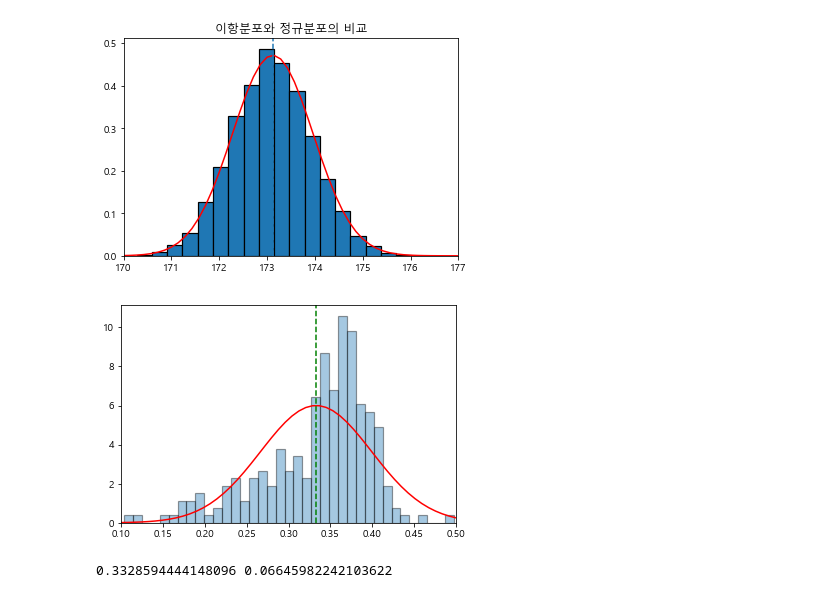
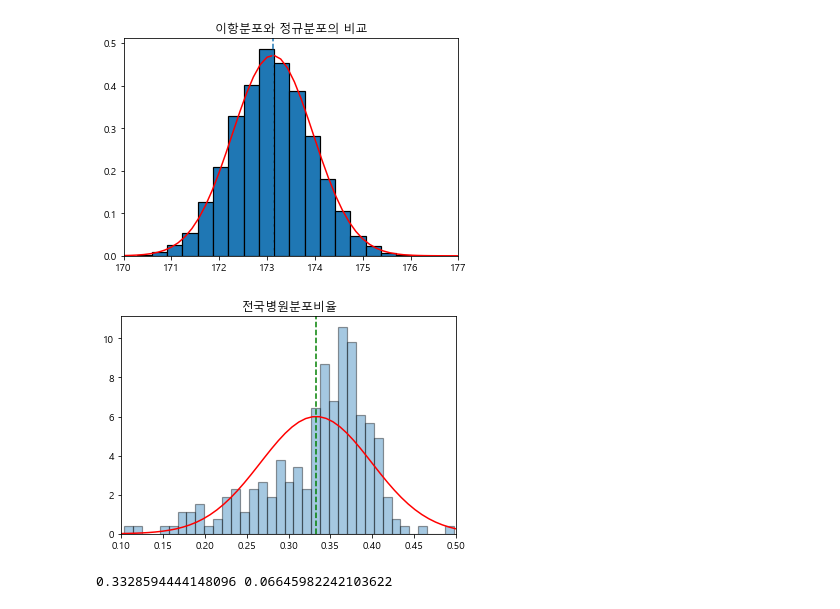
Before and after one commit to ShinUkhang/paiwha18, a Jupyter notebook: 혁신학교발표자료.ipynb, the cells around one changed output. Cells and saved outputs as stored; diff of their text form; code cells hidden in the pictures.

```diff
--- a/혁신학교발표자료.ipynb
+++ b/혁신학교발표자료.ipynb
@@ -132,28 +133,29 @@ plt.show()
 # %%
 import matplotlib.pyplot as plt
 import csv
 import numpy as np
 plt.rc('font',family='Malgun Gothic')
 
 f=open('의료기관분포.csv')
 data=csv.reader(f)
 result=[]
 
 for row in data:
     if '지역별(1)' not in row:
         result.append(float(row[3])/float(row[2]))
 mu=np.mean(result)
 sigma=np.std(result)
 
 plt.hist(result, bins=40, density=True, edgecolor='k', linewidth=1.2, alpha=0.4)
 
 x=np.linspace(0.1,0.5)
 y=1/(sigma * np.sqrt(2 * np.pi))*np.exp(-(x-mu)**2 / (2*sigma**2))
 plt.plot(x,y, color='red')
 plt.axvline(x=mu, linestyle='--', color='g')
 plt.xlim(0.1,0.5)
+plt.title('전국병원분포비율')
 plt.show()
 print(mu,sigma)
 # %% [output]
-[figure, old version]
+[figure, new version]
 0.3328594444148096 0.06645982242103622
```
Also changed, not shown: parts of 2 cells of this notebook.
